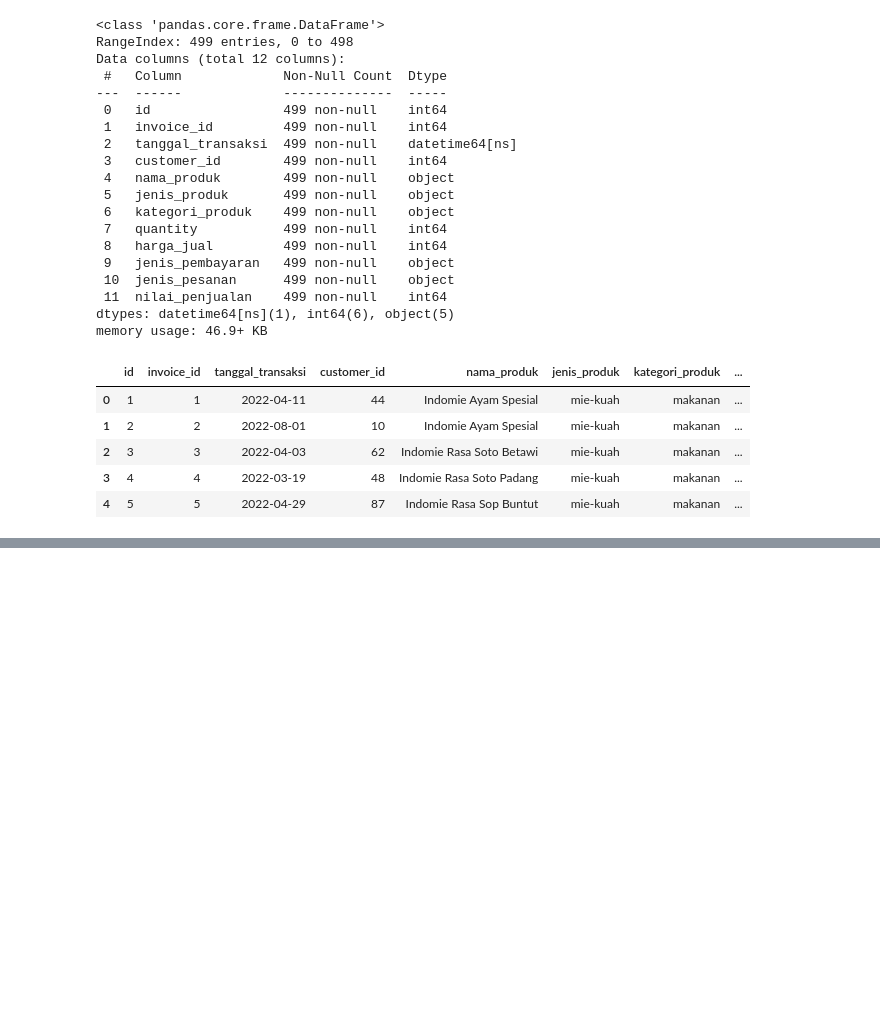
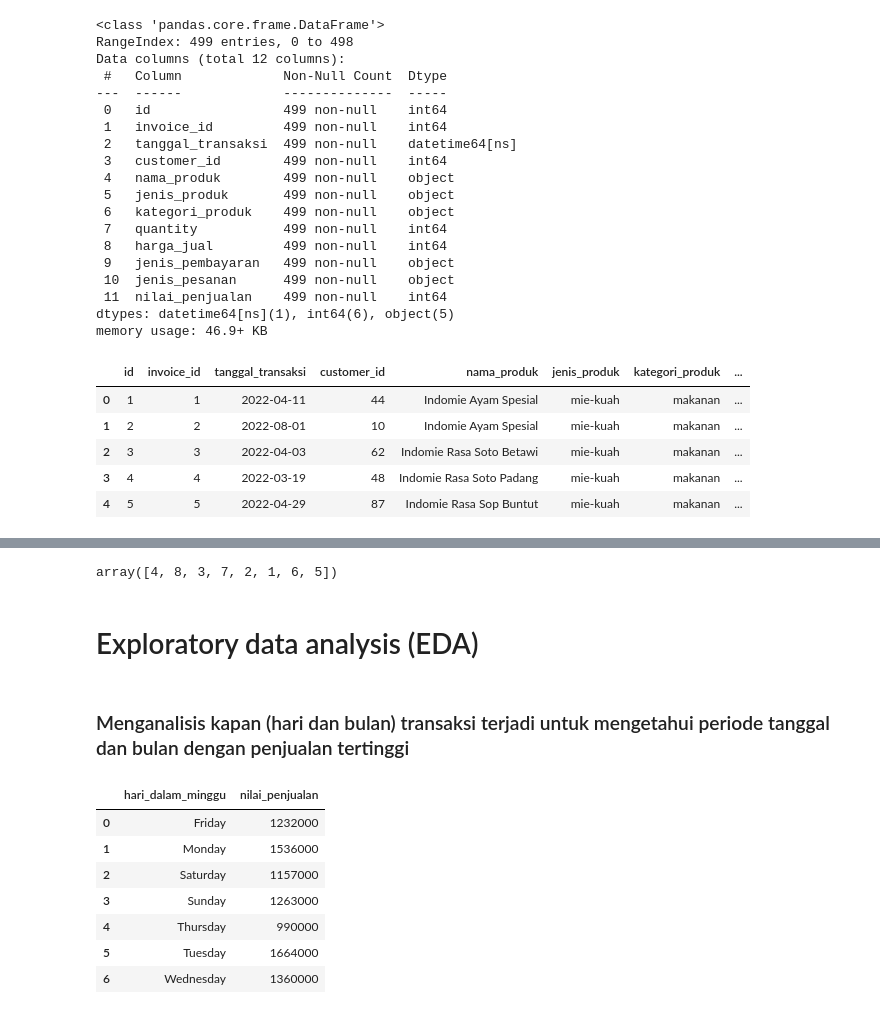
Before and after one commit to RIFF7/sales-analysis, a Jupyter notebook: analisa_warmindo.ipynb, the cells around one changed output, grey strips where cells are left out. Cells and saved outputs as stored; diff of their text form; code cells hidden in the pictures; blank space fills up the shorter version.

```diff
--- a/analisa_warmindo.ipynb
+++ b/analisa_warmindo.ipynb
@@ -200,0 +207,22 @@ df_warmindo.head()
+# %%
+df_warmindo['bulan'].unique()
+# %% [output]
+array([4, 8, 3, 7, 2, 1, 6, 5])
+# %% [markdown]
+<h1> Exploratory data analysis (EDA) </h1>
+# %% [markdown]
+### Menganalisis kapan (hari dan bulan) transaksi terjadi untuk mengetahui periode tanggal dan bulan dengan penjualan tertinggi
+# %%
+# Mengelompokkan data berdasarkan hari dalam minggu dan menghitung total nilai penjualan
+sales_by_day = df_warmindo.groupby('hari_dalam_minggu')['nilai_penjualan'].sum().reset_index()
+
+sales_by_day
+# %% [output]
+|  | hari_dalam_minggu | nilai_penjualan |
+| 0 | Friday | 1232000 |
+| 1 | Monday | 1536000 |
+| 2 | Saturday | 1157000 |
+| 3 | Sunday | 1263000 |
+| 4 | Thursday | 990000 |
+| 5 | Tuesday | 1664000 |
+| 6 | Wednesday | 1360000 |
```
Also changed, not shown: parts of 8 cells of this notebook.
